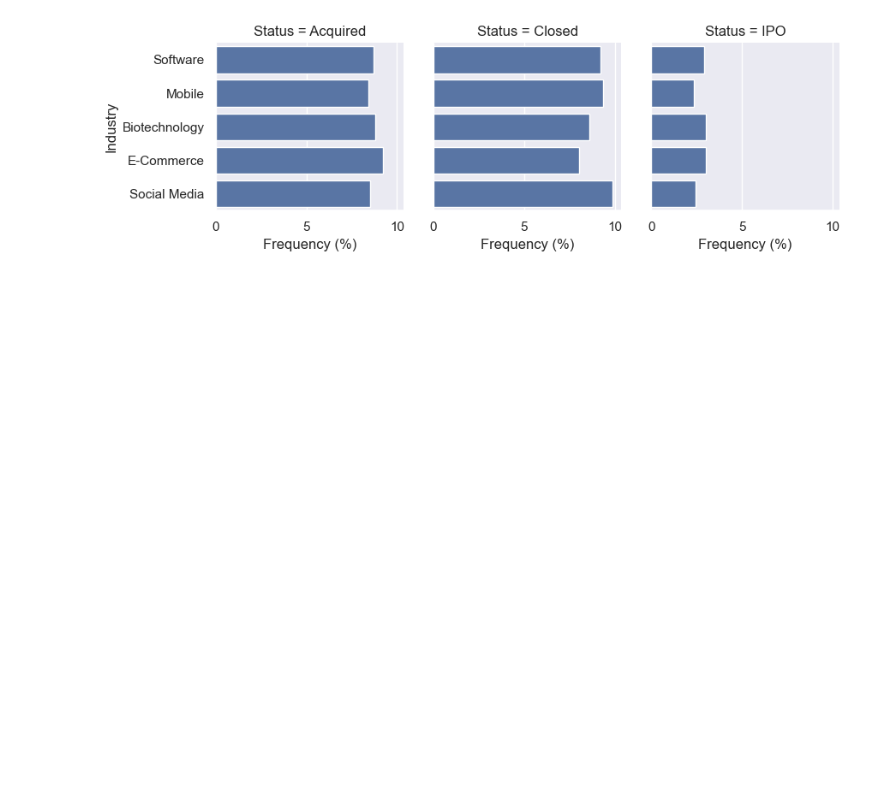
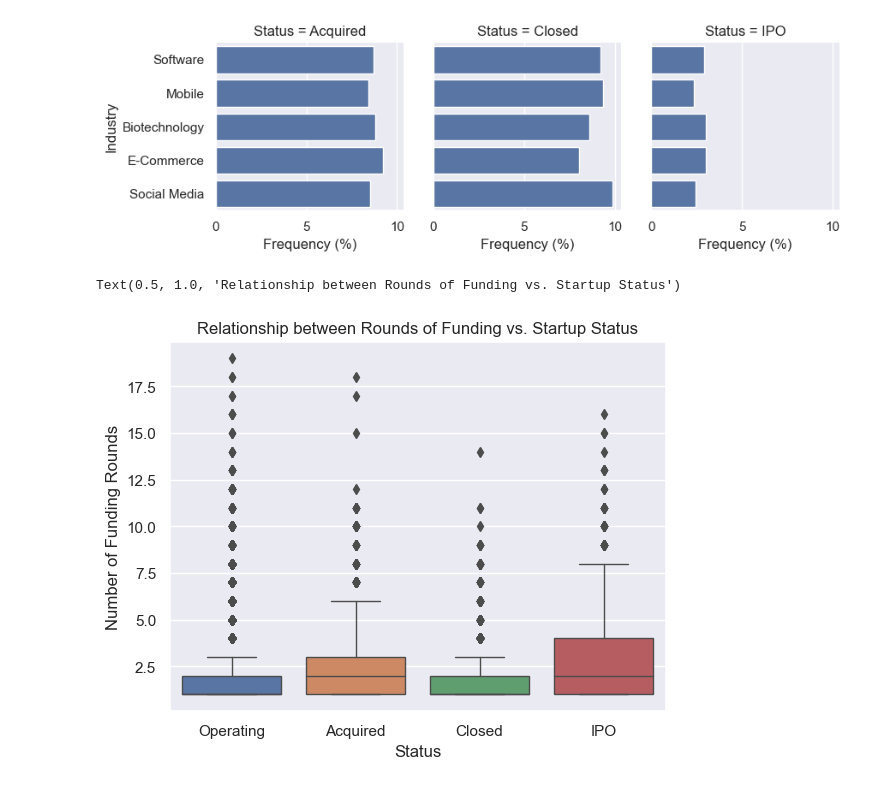
Before and after one commit to Bryce-Ferraro/Python-Project, a Jupyter notebook: Python Project - Research Question 3.ipynb, the cells around one changed output. Cells and saved outputs as stored; diff of their text form; code cells hidden in the pictures; blank space fills up the shorter version.

```diff
--- a/Python Project - Research Question 3.ipynb
+++ b/Python Project - Research Question 3.ipynb
@@ -256,3 +256,18 @@ g.map(sns.barplot,'Frequency (%)','Industry')
 # %% [output]
 <seaborn.axisgrid.FacetGrid at 0x...>
 [figure]
+# %%
+#Relationship between Rounds of Funding vs. Startup Status
+
+sns.set_theme(style="darkgrid")
+
+sns.boxplot(x = 'status', y = 'funding_rounds',
+                data = startup_df,
+                linewidth=1)
+
+plt.xlabel("Status")
+plt.ylabel("Number of Funding Rounds")
+plt.title("Relationship between Rounds of Funding vs. Startup Status")
+# %% [output]
+Text(0.5, 1.0, 'Relationship between Rounds of Funding vs. Startup Status')
+[figure, added]
```
Also changed, not shown: parts of 1 cell of this notebook.
